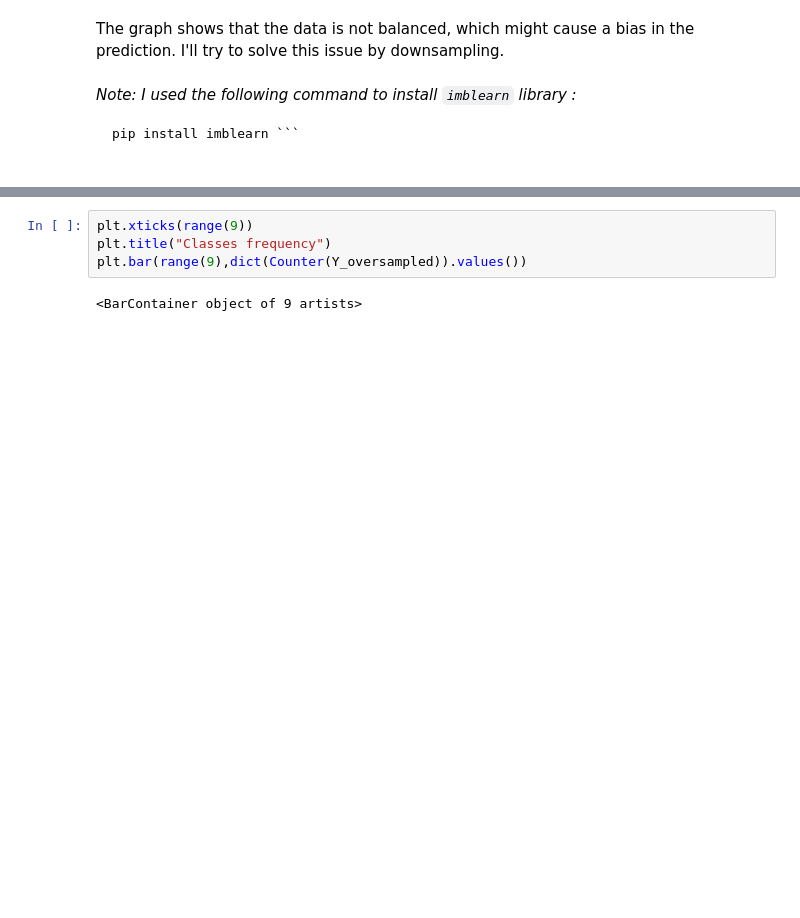
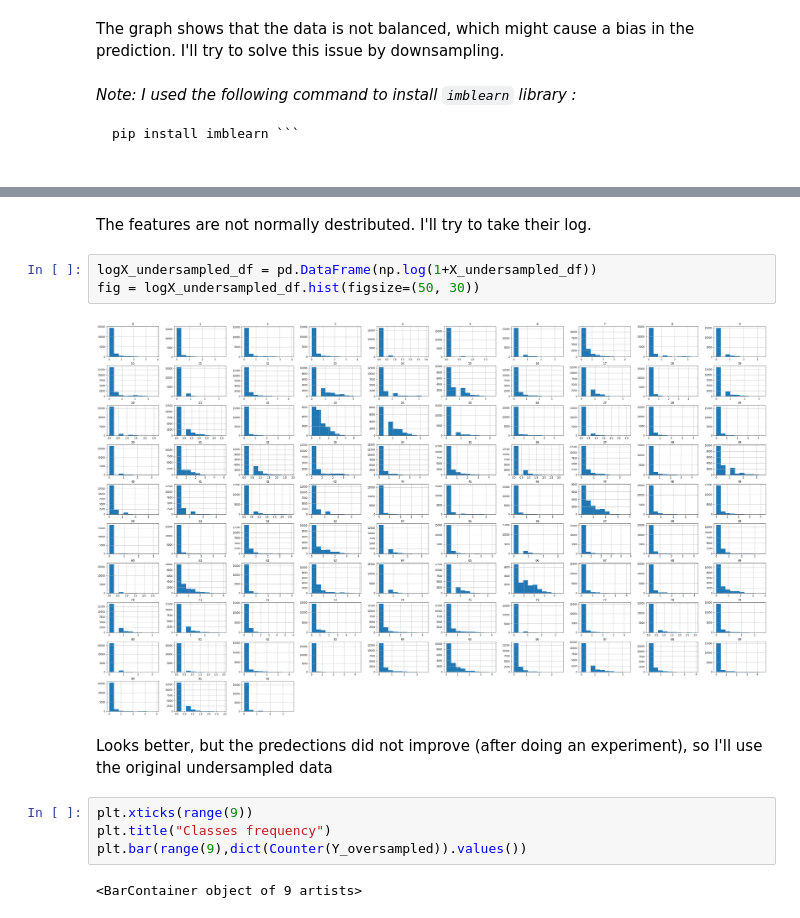
Before and after one commit to abdelrahmanYaseen/ML_HW2, a Jupyter notebook: Otto.ipynb, the cells around one changed output, grey strips where cells are left out. Drawn from its saved outputs; the diff is of its cells as text; blank space fills up the shorter version.

```diff
--- a/Otto.ipynb
+++ b/Otto.ipynb
@@ -90,3 +94,12 @@ X_oversampled, Y_oversampled = rus.fit_resample(X, Y)
+# %% [markdown]
+The features are not normally destributed. I'll try to take their log.
+# %%
+logX_undersampled_df = pd.DataFrame(np.log(1+X_undersampled_df))
+fig = logX_undersampled_df.hist(figsize=(50, 30))
+# %% [output]
+[figure, added]
+# %% [markdown]
+Looks better, but the predections did not improve (after doing an experiment), so I'll use the original undersampled data
 # %%
 plt.xticks(range(9))
 plt.title("Classes frequency")
```
Also changed, not shown: parts of 14 cells of this notebook.
